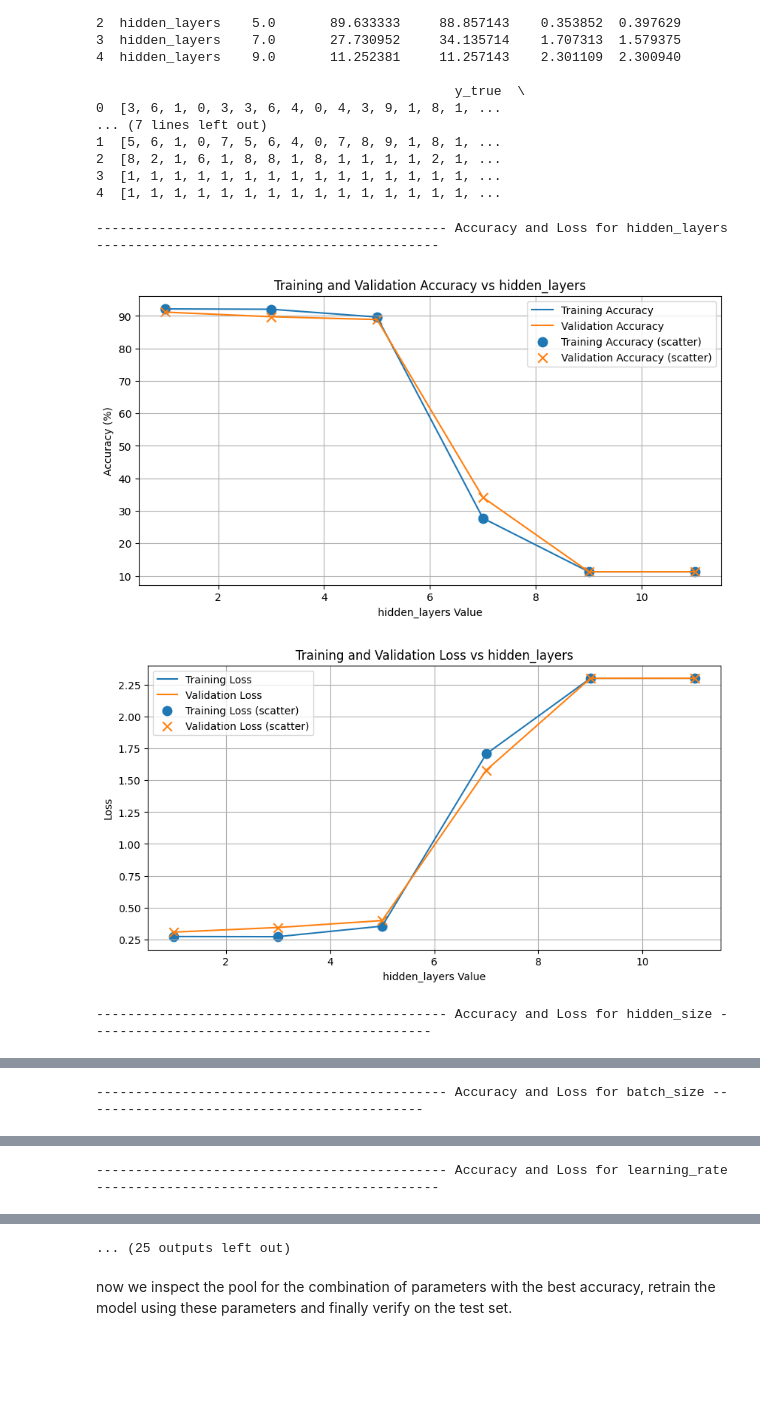
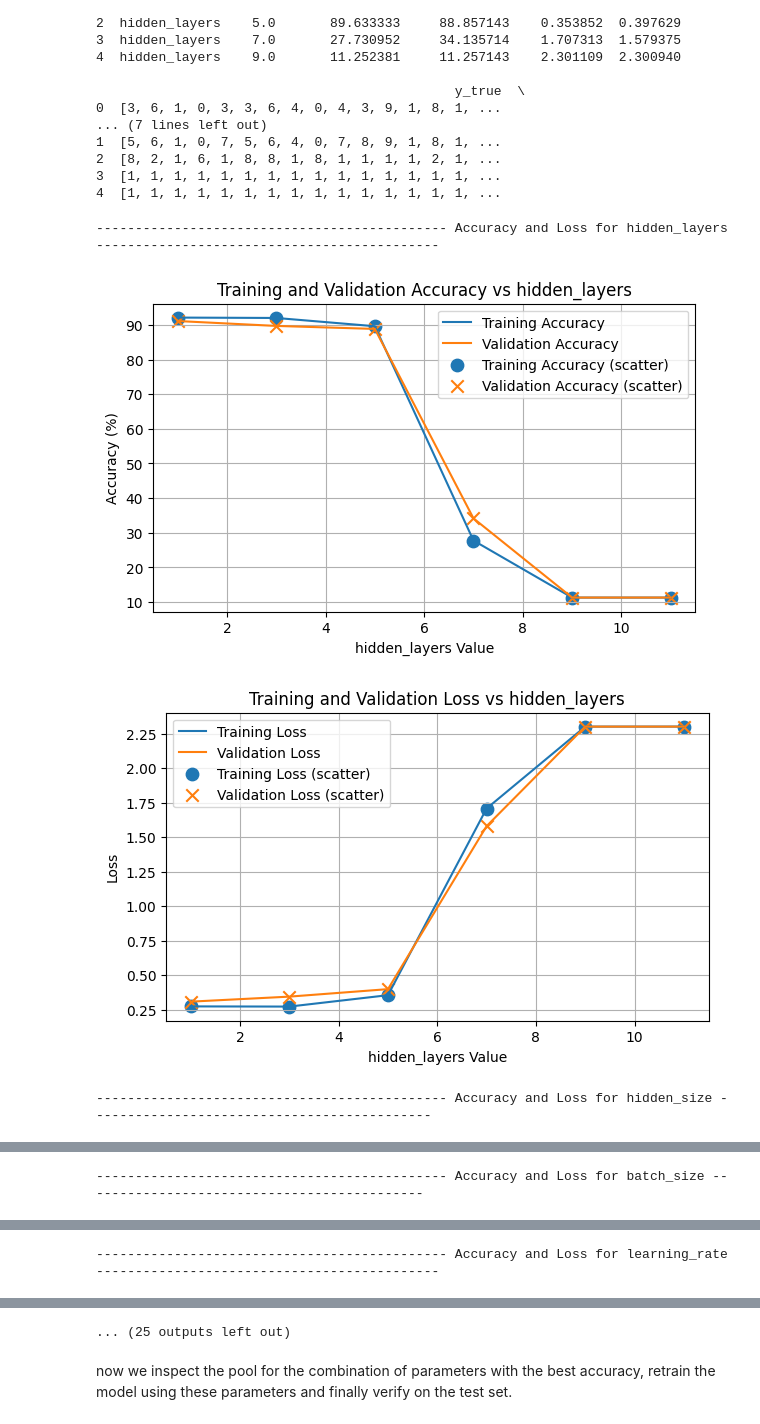
Before and after one commit to perfectdude719/machine_learning, a Jupyter notebook: assignment2/digit_identification.ipynb, the cells around one changed output, grey strips where cells are left out. Drawn from its saved outputs; the diff is of its cells as text; code cells hidden in the pictures; blank space fills up the shorter version.

```diff
--- a/assignment2/digit_identification.ipynb
+++ b/assignment2/digit_identification.ipynb
@@ -436,7 +436,6 @@ Columns in DataFrame: Index(['param', 'value', 'train_accuracy', 'val_accuracy',
 4  [1, 1, 1, 1, 1, 1, 1, 1, 1, 1, 1, 1, 1, 1, 1, ...
 # %%
 import matplotlib.pyplot as plt
-import seaborn as sns
 from sklearn.metrics import confusion_matrix
 
 # Plot Training & Validation Accuracy and Loss for each parameter separately
@@ -449,7 +448,7 @@ for param in unique_params:
     print(f"--------------------------------------------- Accuracy and Loss for {param} -------------------------------------------- ")
 
     # Plot Training and Validation Accuracy on the same graph
-    plt.figure(figsize=(10, 5))
+    plt.figure(figsize=(7, 4))
     plt.plot(subset["value"], subset["train_accuracy"], linestyle='-', label="Training Accuracy")
     plt.plot(subset["value"], subset["val_accuracy"], linestyle='-', label="Validation Accuracy")
     plt.scatter(subset["value"], subset["train_accuracy"], marker='o', s=80, label="Training Accuracy (scatter)")
@@ -462,35 +461,35 @@ for param in unique_params:
     plt.show()
 
     # Plot Training and Validation Loss on the same graph
-    plt.figure(figsize=(10, 5))
+    plt.figure(figsize=(7, 4))
     plt.plot(subset["value"], subset["train_loss"], linestyle='-', label="Training Loss")
     plt.plot(subset["value"], subset["val_loss"], linestyle='-', label="Validation Loss")
     plt.scatter(subset["value"], subset["train_loss"], marker='o', s=80, label="Training Loss (scatter)")
     plt.scatter(subset["value"], subset["val_loss"], marker='x', s=80, label="Validation Loss (scatter)")
     plt.title(f"Training and Validation Loss vs {param}")
     plt.xlabel(f"{param} Value")
     plt.ylabel("Loss")
     plt.grid()
     plt.legend()
     plt.show()
 
 print(f"--------------------------------------------- Confusion Matrix for {param} -------------------------------------------- ")
 
 # Plot confusion matrix for each trained model
 def plot_confusion_matrix(y_true, y_pred, param, value):
     cm = confusion_matrix(y_true, y_pred)
-    plt.figure(figsize=(8, 6))
+    plt.figure(figsize=(7, 4))
     sns.heatmap(cm, annot=True, fmt="d", cmap="Blues", xticklabels=range(10), yticklabels=range(10))
     plt.title(f'Confusion Matrix for {param} = {value}')
     plt.xlabel('Predicted')
     plt.ylabel('True')
     plt.show()
 
 # Generate confusion matrices for each parameter and value
 for idx, row in df.iterrows():
     plot_confusion_matrix(row["y_true"], row["y_pred"], row["param"], row["value"])
 # %% [output]
 --------------------------------------------- Accuracy and Loss for hidden_layers --------------------------------------------
-[figure, old version]
+[figure, new version]
-[figure, old version]
+[figure, new version]
 --------------------------------------------- Accuracy and Loss for hidden_size --------------------------------------------
```
Also changed, not shown: parts of 8 cells of this notebook, 2 other files.
